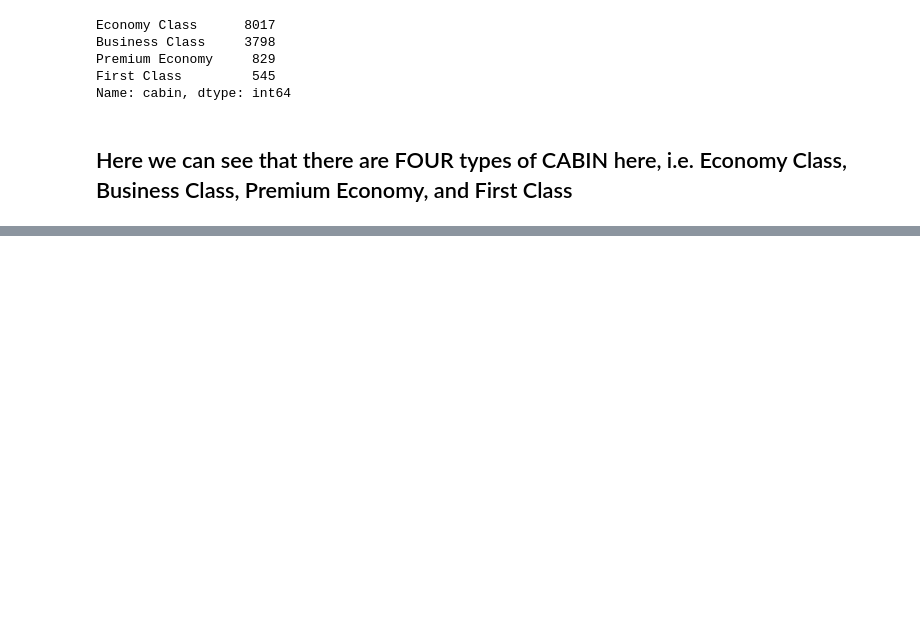
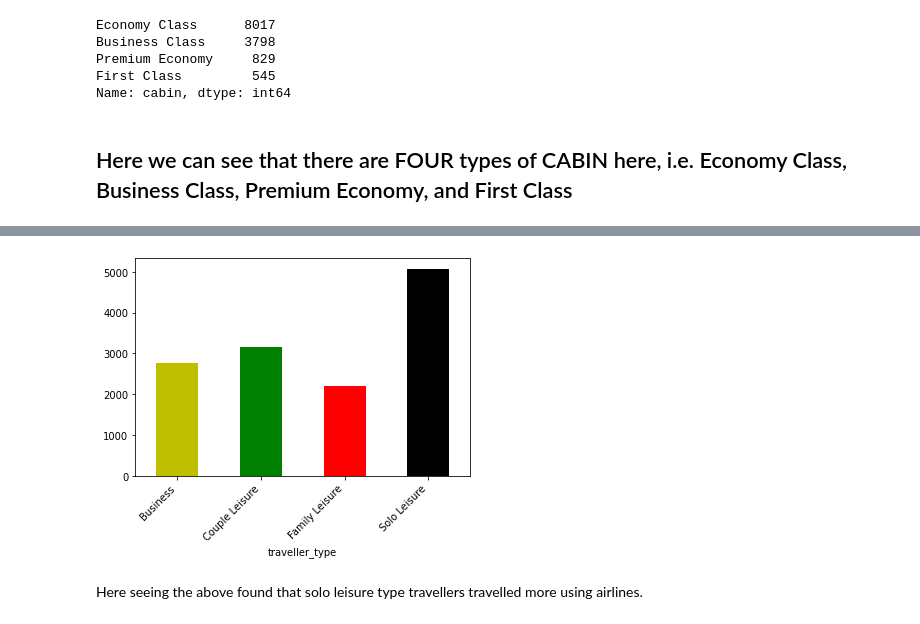
Before and after one commit to amanSing-h/Data-Airline-Reviews-Project, a Jupyter notebook: Data_Airline_Reviews.ipynb, the cells around one changed output, grey strips where cells are left out. Drawn from its saved outputs; the diff is of its cells as text; code cells hidden in the pictures; blank space fills up the shorter version.

```diff
--- a/Data_Airline_Reviews.ipynb
+++ b/Data_Airline_Reviews.ipynb
@@ -314,0 +437,10 @@ Name: cabin, dtype: int64
+# %%
+# Let’s find out how many passengers travels in which class
+
+efficient_data.groupby("traveller_type")["airline"].count().plot.bar(color=["y","g","r","k"])
+plt.xticks(rotation=45,ha="right")
+plt.show()
+# %% [output]
+[figure, added]
+# %% [markdown]
+Here seeing the above found that solo leisure type travellers travelled more using airlines.
```
Also changed, not shown: parts of 34 cells of this notebook.
